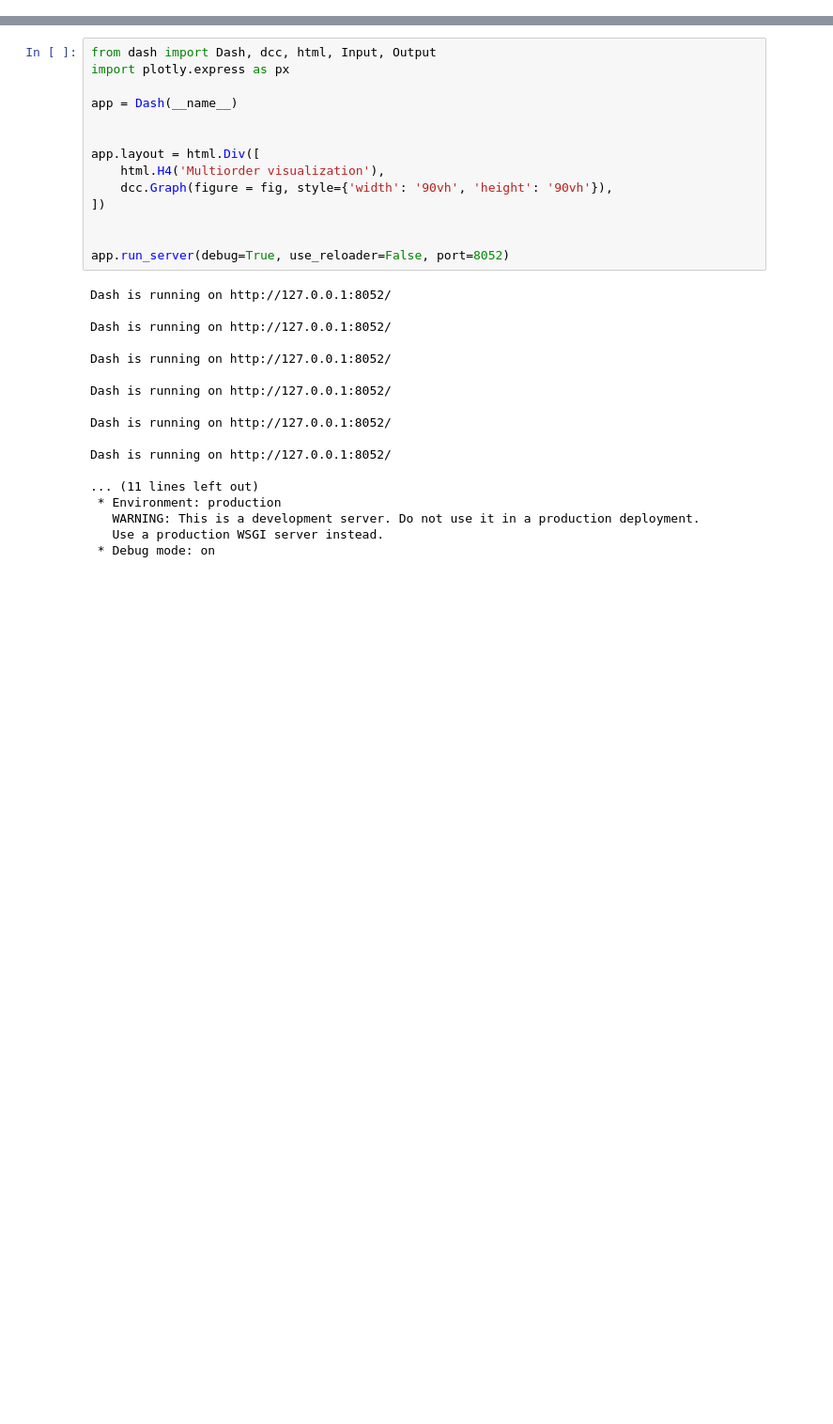
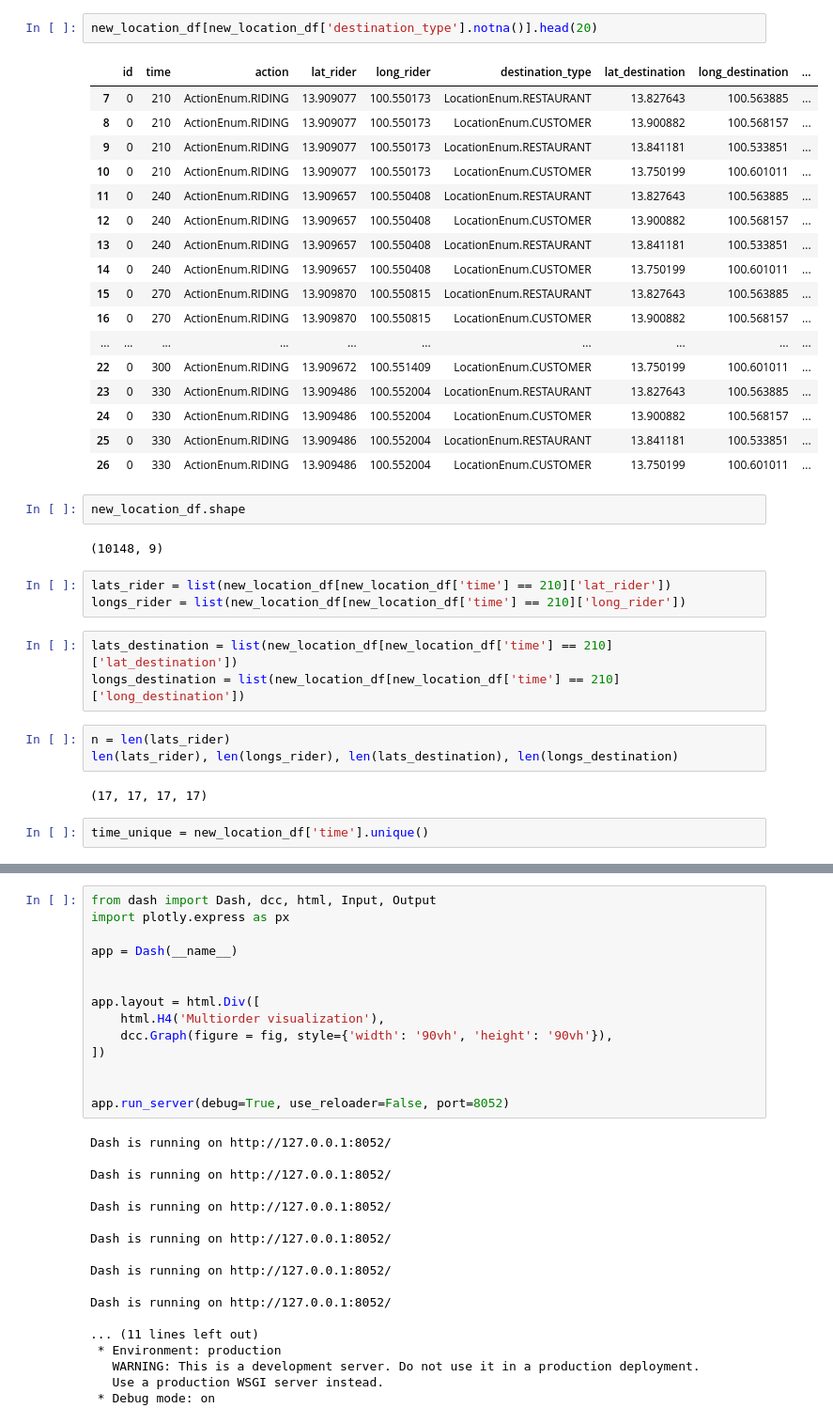
Before and after one commit to multi-order-planning-RBH/simulator, a Jupyter notebook: data_visualization/data_visualization.ipynb, the cells around one changed output, grey strips where cells are left out. Shown at 94% size. Cells and saved outputs as stored; diff of their text form; blank space fills up the shorter version.

```diff
--- a/data_visualization/data_visualization.ipynb
+++ b/data_visualization/data_visualization.ipynb
@@ -18,0 +58,37 @@ df.head()
+# %%
+new_location_df[new_location_df['destination_type'].notna()].head(20)
+# %% [output]
+|  | id | time | action | lat_rider | long_rider | destination_type | lat_destination | long_destination | ... |
+| 7 | 0 | 210 | ActionEnum.RIDING | 13.909077 | 100.550173 | LocationEnum.RESTAURANT | 13.827643 | 100.563885 | ... |
+| 8 | 0 | 210 | ActionEnum.RIDING | 13.909077 | 100.550173 | LocationEnum.CUSTOMER | 13.900882 | 100.568157 | ... |
+| 9 | 0 | 210 | ActionEnum.RIDING | 13.909077 | 100.550173 | LocationEnum.RESTAURANT | 13.841181 | 100.533851 | ... |
+| 10 | 0 | 210 | ActionEnum.RIDING | 13.909077 | 100.550173 | LocationEnum.CUSTOMER | 13.750199 | 100.601011 | ... |
+| 11 | 0 | 240 | ActionEnum.RIDING | 13.909657 | 100.550408 | LocationEnum.RESTAURANT | 13.827643 | 100.563885 | ... |
+| 12 | 0 | 240 | ActionEnum.RIDING | 13.909657 | 100.550408 | LocationEnum.CUSTOMER | 13.900882 | 100.568157 | ... |
+| 13 | 0 | 240 | ActionEnum.RIDING | 13.909657 | 100.550408 | LocationEnum.RESTAURANT | 13.841181 | 100.533851 | ... |
+| 14 | 0 | 240 | ActionEnum.RIDING | 13.909657 | 100.550408 | LocationEnum.CUSTOMER | 13.750199 | 100.601011 | ... |
+| 15 | 0 | 270 | ActionEnum.RIDING | 13.909870 | 100.550815 | LocationEnum.RESTAURANT | 13.827643 | 100.563885 | ... |
+| 16 | 0 | 270 | ActionEnum.RIDING | 13.909870 | 100.550815 | LocationEnum.CUSTOMER | 13.900882 | 100.568157 | ... |
+| ... | ... | ... | ... | ... | ... | ... | ... | ... | ... |
+| 22 | 0 | 300 | ActionEnum.RIDING | 13.909672 | 100.551409 | LocationEnum.CUSTOMER | 13.750199 | 100.601011 | ... |
+| 23 | 0 | 330 | ActionEnum.RIDING | 13.909486 | 100.552004 | LocationEnum.RESTAURANT | 13.827643 | 100.563885 | ... |
+| 24 | 0 | 330 | ActionEnum.RIDING | 13.909486 | 100.552004 | LocationEnum.CUSTOMER | 13.900882 | 100.568157 | ... |
+| 25 | 0 | 330 | ActionEnum.RIDING | 13.909486 | 100.552004 | LocationEnum.RESTAURANT | 13.841181 | 100.533851 | ... |
+| 26 | 0 | 330 | ActionEnum.RIDING | 13.909486 | 100.552004 | LocationEnum.CUSTOMER | 13.750199 | 100.601011 | ... |
+# %%
+new_location_df.shape
+# %% [output]
+(10148, 9)
+# %%
+lats_rider = list(new_location_df[new_location_df['time'] == 210]['lat_rider'])
+longs_rider = list(new_location_df[new_location_df['time'] == 210]['long_rider'])
+# %%
+lats_destination = list(new_location_df[new_location_df['time'] == 210]['lat_destination'])
+longs_destination = list(new_location_df[new_location_df['time'] == 210]['long_destination'])
+# %%
+n = len(lats_rider)
+len(lats_rider), len(longs_rider), len(lats_destination), len(longs_destination)
+# %% [output]
+(17, 17, 17, 17)
+# %%
+time_unique = new_location_df['time'].unique()
```
Also changed, not shown: parts of 16 cells of this notebook, 3 other files.
